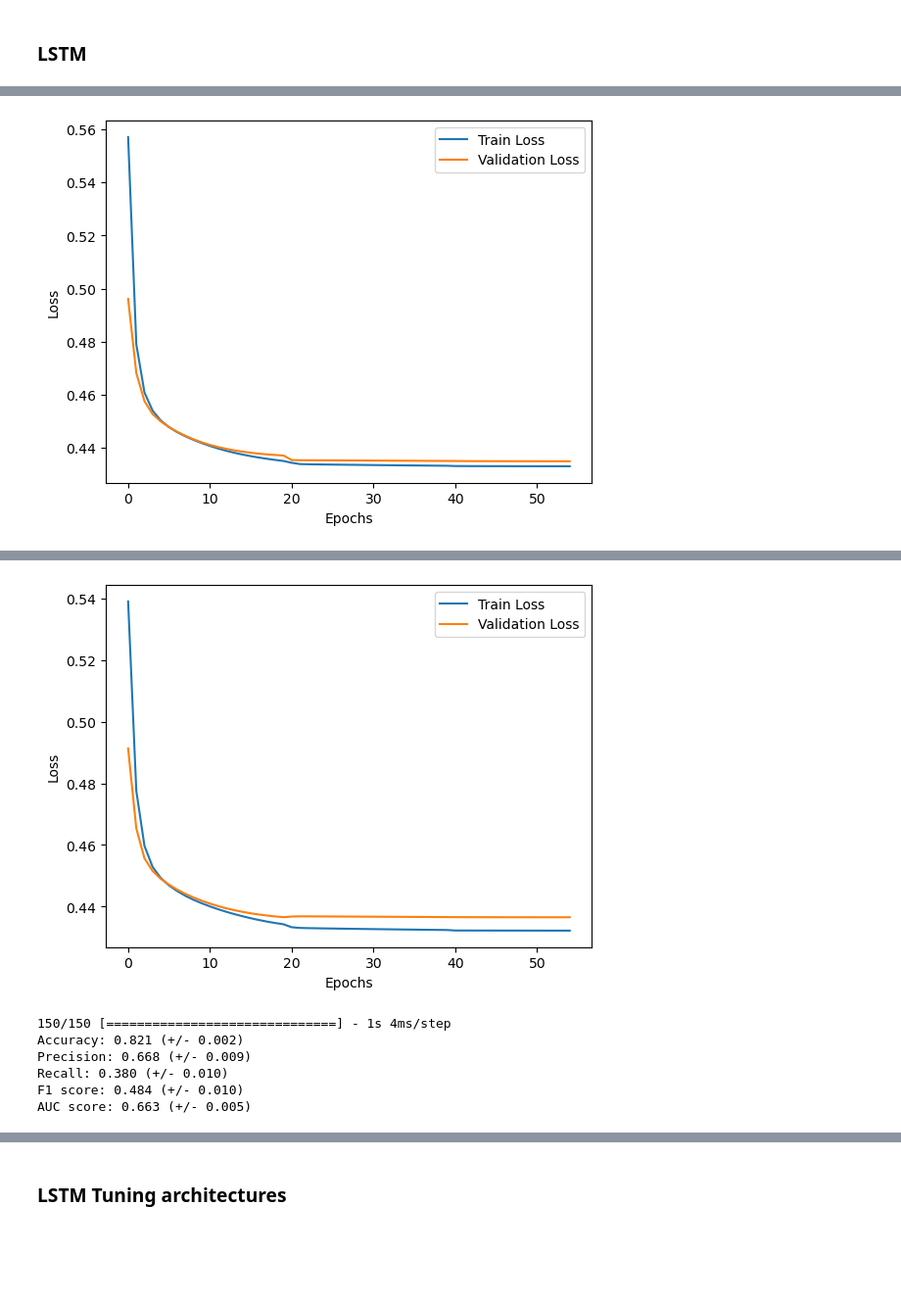
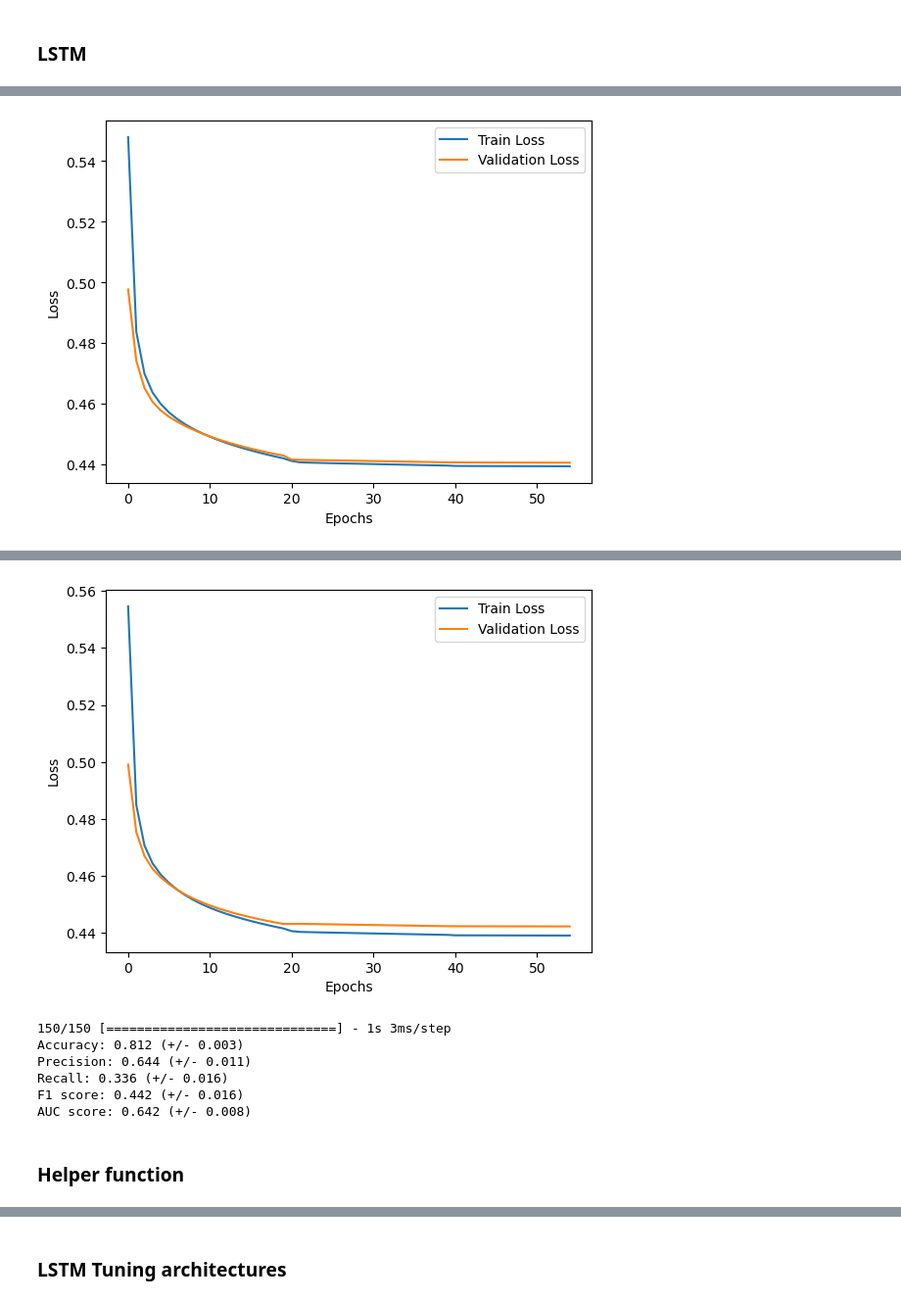
Before and after one commit to DSkapinakis/credit-card-default-deep-learning, a Jupyter notebook: final-code.ipynb, the cells around one changed output, grey strips where cells are left out. Shown at 98% size. Drawn from its saved outputs; the diff is of its cells as text; code cells hidden in the pictures; blank space fills up the shorter version.

```diff
--- a/final-code.ipynb
+++ b/final-code.ipynb
@@ -672,5 +666,3 @@ MLP_best_params = GridSearch(X_train, y_train, MLPClassifier(),'f1', k_folds=5,
 # %%
-run_cross_val(X_train,y_train,model = LogisticRegression(solver=LR_best_params['model__solver'],penalty=LR_best_params['model__penalty'], C=LR_best_params['model__C']),k_folds=10, repeats=2,sampling=False)
-print('')
-run_cross_val(X_train,y_train,model = LogisticRegression(solver=LR_best_params_sampling['model__solver'],penalty=LR_best_params_sampling['model__penalty'], C=LR_best_params_sampling['model__C']),k_folds=10, repeats=2,sampling=True)
+run_cross_val(X_train,y_train,model = LogisticRegression(solver=LR_best_params['model__solver'],penalty=LR_best_params['model__penalty'], C=LR_best_params['model__C']),k_folds=5,sampling=False, scaling = True)
 # %% [output]
@@ -691,0 +676,3 @@ AUC score: 0.767 (+/- 0.012)
+# %%
+run_cross_val(X_train,y_train,model = RandomForestClassifier(n_estimators=RF_best_params['model__n_estimators'], max_depth=RF_best_params['model__max_depth'], min_samples_split=RF_best_params['model__min_samples_split'],
+min_samples_leaf=RF_best_params['model__min_samples_leaf'],max_features=RF_best_params['model__max_features'],criterion = RF_best_params['model__criterion']),k_folds=5,sampling=False, scaling = False)
@@ -692,9 +688,7 @@ AUC score: 0.767 (+/- 0.012)
 # %%
 run_cross_val(X_train,y_train,model = XGBClassifier(n_estimators = XGB_best_params['model__n_estimators'],max_depth = XGB_best_params['model__max_depth'],learning_rate=XGB_best_params['model__learning_rate']
-                                                    ,gamma = XGB_best_params['model__gamma'], subsample = XGB_best_params['model__subsample'],colsample_bytree=XGB_best_params['model__colsample_bytree']),k_folds=10, repeats=3,sampling=False)
-print('')
-run_cross_val(X_train,y_train,model = XGBClassifier(n_estimators = XGB_best_params_sampling['model__n_estimators'],max_depth = XGB_best_params_sampling['model__max_depth'],learning_rate=XGB_best_params_sampling['model__learning_rate']
-                                                    ,gamma = XGB_best_params_sampling['model__gamma'], subsample = XGB_best_params_sampling['model__subsample'],colsample_bytree=XGB_best_params_sampling['model__colsample_bytree']),k_folds=10, repeats=3,sampling=True)
+                                                   , reg_alpha = XGB_best_params['model__reg_alpha'],reg_lambda = XGB_best_params['model__reg_lambda'],min_child_weight = XGB_best_params['model__min_child_weight'],
+                                                   gamma = XGB_best_params['model__gamma'],colsample_bytree=XGB_best_params['model__colsample_bytree']),k_folds=5,sampling=False,scaling=False)
 # %% [output]
 Cross validation scores without sampling techniques for XGBClassifier(base_score=None, booster=None, callbacks=None,
               colsample_bylevel=None, colsample_bynode=None,
@@ -715,0 +711,2 @@ AUC score: 0.780 (+/- 0.010)
+# %%
+run_cross_val(X_train,y_train,model = MLPClassifier(hidden_layer_sizes=MLP_best_params['model__hidden_layer_sizes'],activation = MLP_best_params['model__activation'], solver=MLP_best_params['model__solver'],learning_rate_init=MLP_best_params['model__learning_rate_init'], batch_size=MLP_best_params['model__batch_size']),k_folds=5,sampling=False, scaling = True)
@@ -791,9 +797,8 @@ for train_index, test_index in kf.split(X_train, y_train):
 
     # Define the LSTM model
     model = Sequential()
-    model.add(LSTM(64,return_sequences=True, input_shape=(num_time_steps, num_features)))
+    model.add(LSTM(128,return_sequences=True, input_shape=(num_time_steps, num_features)))
     model.add(Flatten())
-    model.add(Dense(32,activation = 'relu'))
     model.add(Dense(1, activation='sigmoid'))
 
     initial_learning_rate = 0.0001  # Initial learning rate
@@ -925 +930 @@ Epoch 55/55
-[figure, old version]
+[figure, new version]
@@ -943,7 +948,9 @@ Epoch 55/55
-[figure, old version]
+[figure, new version]
-150/150 [==============================] - 1s 4ms/step
-Accuracy: 0.821 (+/- 0.002)
-Precision: 0.668 (+/- 0.009)
-Recall: 0.380 (+/- 0.010)
-F1 score: 0.484 (+/- 0.010)
-AUC score: 0.663 (+/- 0.005)
+150/150 [==============================] - 1s 3ms/step
+Accuracy: 0.812 (+/- 0.003)
+Precision: 0.644 (+/- 0.011)
+Recall: 0.336 (+/- 0.016)
+F1 score: 0.442 (+/- 0.016)
+AUC score: 0.642 (+/- 0.008)
+# %% [markdown]
+### Helper function
```
Also changed, not shown: parts of 43 cells of this notebook.
